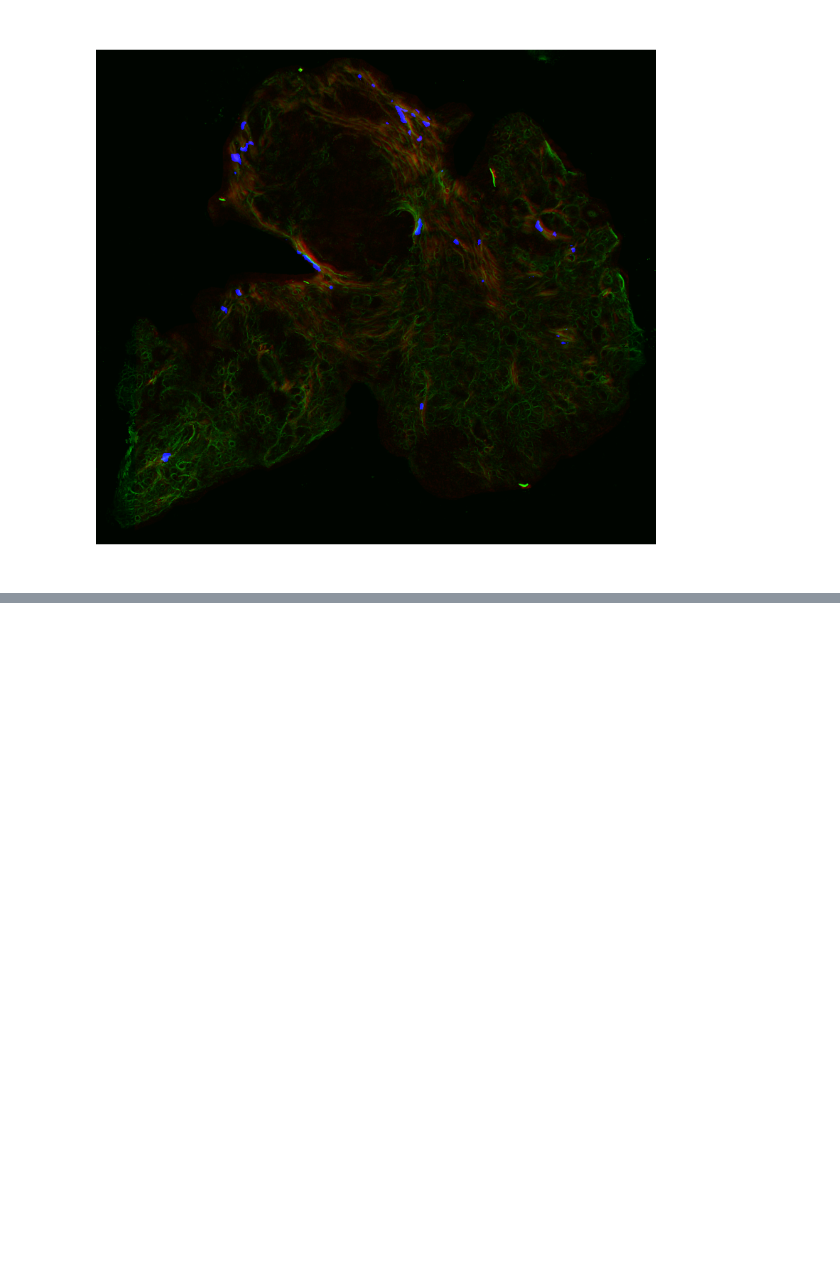
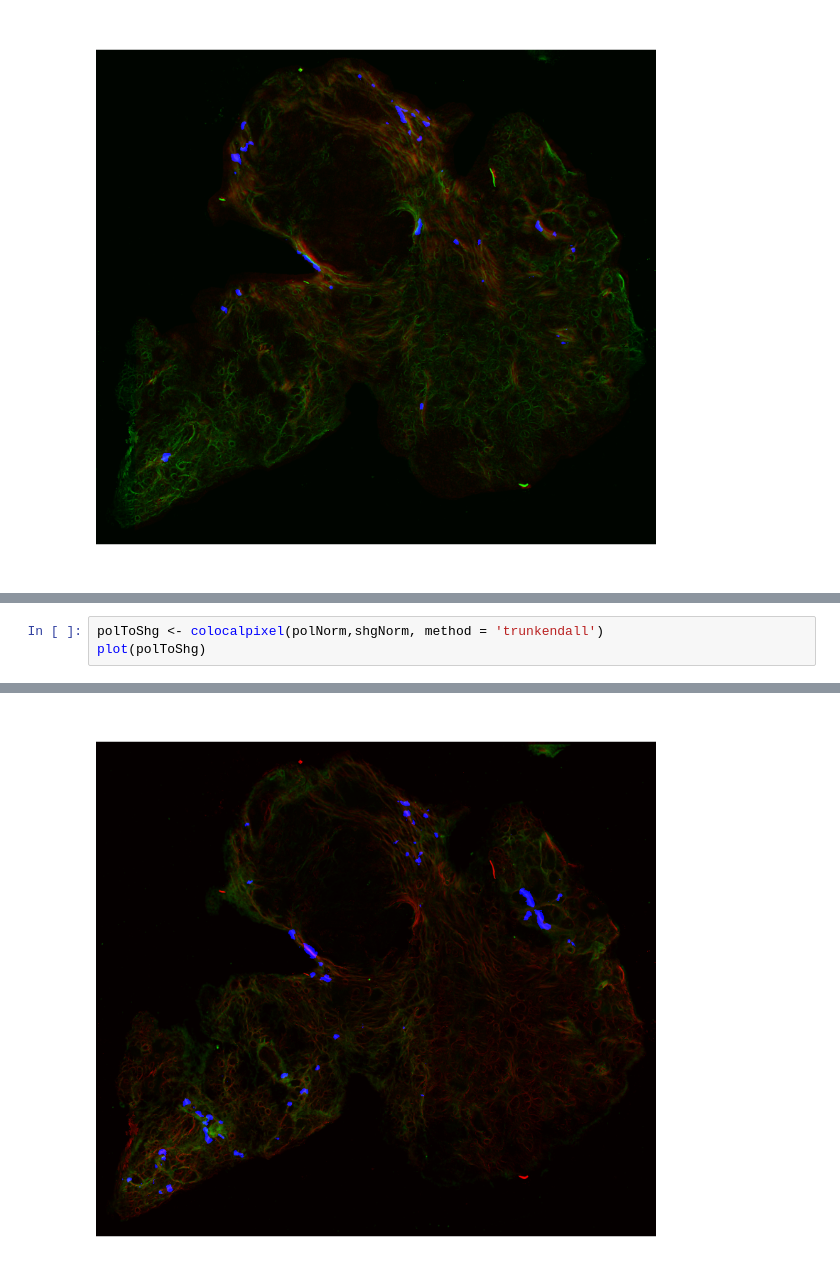
Before and after one commit to uw-loci/polarimetry, a Jupyter notebook: Colocolization analysis.ipynb, the cells around one changed output, grey strips where cells are left out. Drawn from its saved outputs; the diff is of its cells as text; blank space fills up the shorter version.

Commit message:
Added Pol-SHG to coloc
Added Pol-SHG analysis to colocalization, alongside some code
description.

```diff
--- a/Colocolization analysis.ipynb
+++ b/Colocolization analysis.ipynb
@@ -50,0 +80,4 @@ Warning message in colocalpixel(mmpNorm, polNorm, method = "trunkendall"):
+# %%
+polToShg <- colocalpixel(polNorm,shgNorm, method = 'trunkendall')
+plot(polToShg)
+# %% [output]
@@ -50,0 +86 @@ Warning message in colocalpixel(mmpNorm, polNorm, method = "trunkendall"):
+[figure, added]
```
Also changed, not shown: parts of 11 cells of this notebook, 1 other file.
